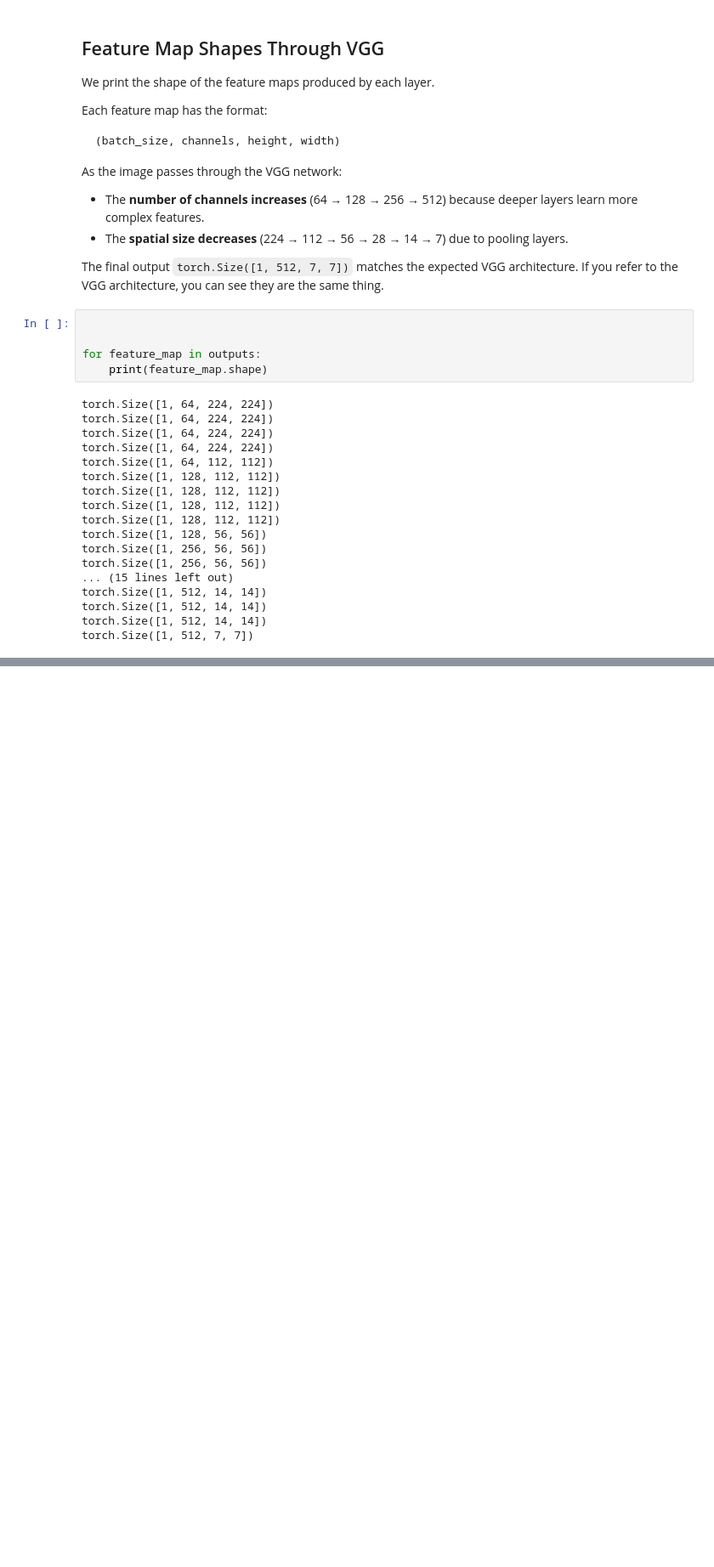
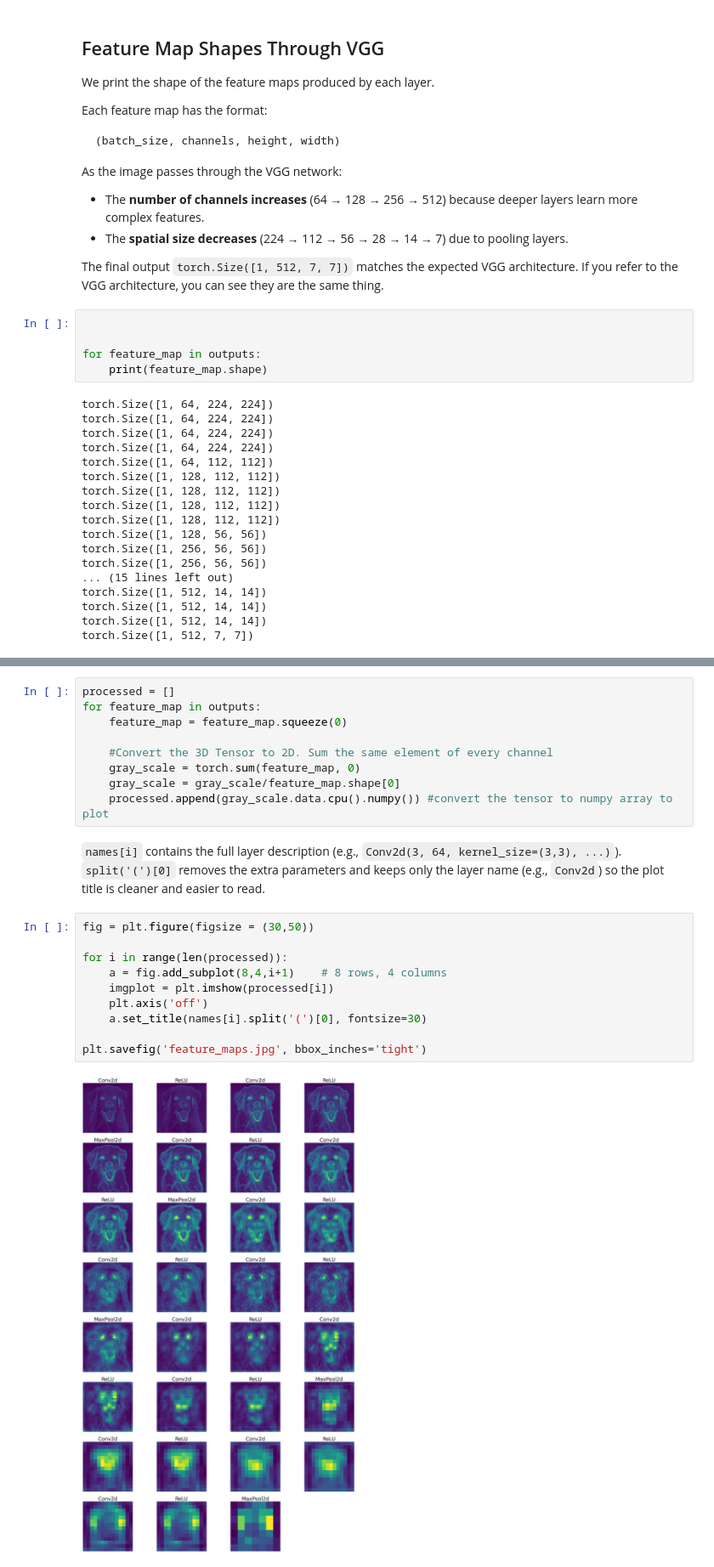
Before and after one commit to Ifthekher237/DeepLearning-Projects, a Jupyter notebook: CNN Visualization.ipynb, the cells around one changed output, grey strips where cells are left out. Shown at 85% size. Drawn from its saved outputs; the diff is of its cells as text; blank space fills up the shorter version.

```diff
--- a/CNN Visualization.ipynb
+++ b/CNN Visualization.ipynb
@@ -340,0 +378,24 @@ torch.Size([1, 512, 7, 7])
+# %%
+processed = []
+for feature_map in outputs:
+    feature_map = feature_map.squeeze(0)
+
+    #Convert the 3D Tensor to 2D. Sum the same element of every channel
+    gray_scale = torch.sum(feature_map, 0)
+    gray_scale = gray_scale/feature_map.shape[0]
+    processed.append(gray_scale.data.cpu().numpy()) #convert the tensor to numpy array to plot
+# %% [markdown]
+`names[i]` contains the full layer description (e.g., `Conv2d(3, 64, kernel_size=(3,3), ...)`).
+`split('(')[0]` removes the extra parameters and keeps only the layer name (e.g., `Conv2d`) so the plot title is cleaner and easier to read.
+# %%
+fig = plt.figure(figsize = (30,50))
+
+for i in range(len(processed)):
+    a = fig.add_subplot(8,4,i+1)    # 8 rows, 4 columns
+    imgplot = plt.imshow(processed[i])
+    plt.axis('off')
+    a.set_title(names[i].split('(')[0], fontsize=30)
+
+plt.savefig('feature_maps.jpg', bbox_inches='tight')
+# %% [output]
+[figure, added]
```
Also changed, not shown: parts of 2 cells of this notebook.
